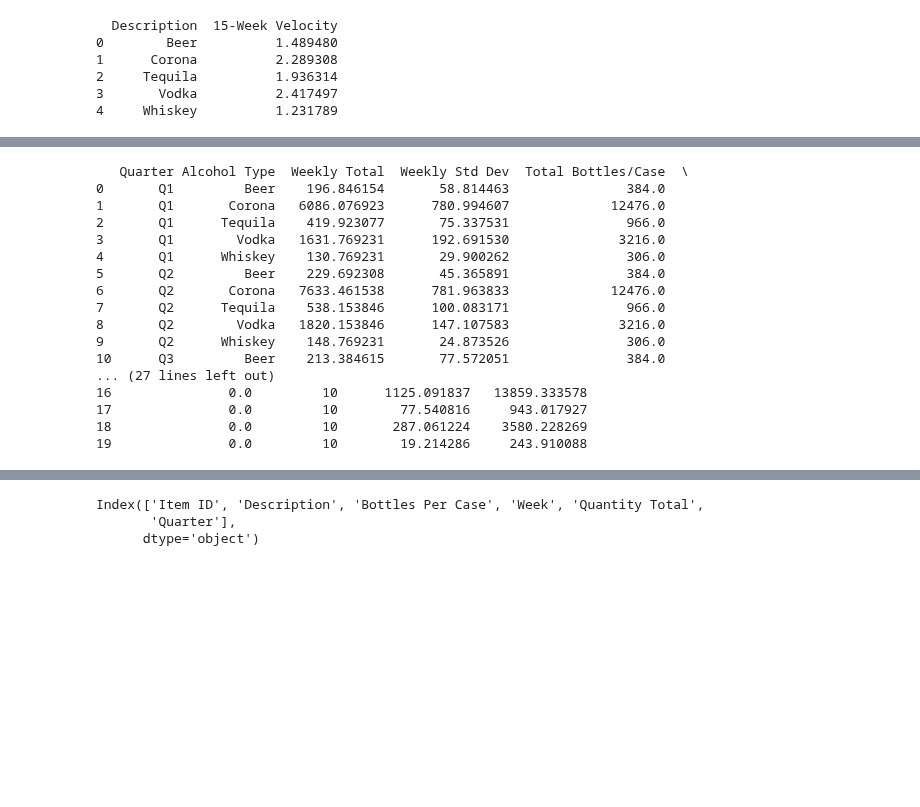
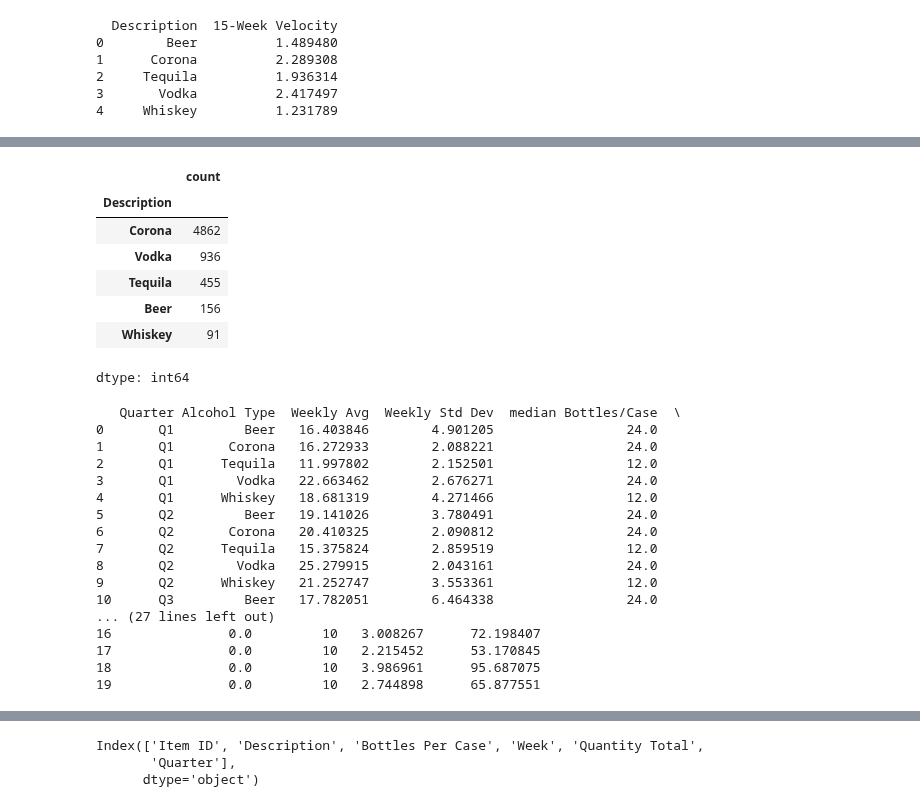
Before and after one commit to alexkardan/ABS-Visualizations, a Jupyter notebook: ABS_Weekly_data.ipynb, the cells around one changed output, grey strips where cells are left out. Cells and saved outputs as stored; diff of their text form; code cells hidden in the pictures; blank space fills up the shorter version.

```diff
--- a/ABS_Weekly_data.ipynb
+++ b/ABS_Weekly_data.ipynb
@@ -424,11 +424,22 @@ fig = px.box(quarterly_sales,
 fig.show()
 # %% [output]
 [interactive output not drawn]
+# %%
+melted_sales_data[melted_sales_data["Quarter"] == "Q1"]["Description"].value_counts()
+# %% [output]
+|  | count |
+| Description |  |
+| Corona | 4862 |
+| Vodka | 936 |
+| Tequila | 455 |
+| Beer | 156 |
+| Whiskey | 91 |
+dtype: int64
 # %%
 weekly_totals = (
     melted_sales_data
     .groupby(['Week', 'Quarter', 'Description'], as_index=False)
-    .agg({'Quantity Total': 'sum', 'Bottles Per Case': 'sum'})
+    .agg({'Quantity Total': 'mean', 'Bottles Per Case': 'median'})
 )
 
 weekly_stats = (
@@ -448,36 +459,37 @@ safety_multiplier = 2
 
 weekly_stats['Reorder Point'] = (
     (weekly_stats['Daily Avg Sales'] * weekly_stats['Lead Time']) +
-    (safety_multiplier * weekly_stats['Quantity Total_std'])
+    (safety_multiplier * weekly_stats['Quantity Total_mean'])
 )
 
 weekly_stats.rename(columns={
-    'Quantity Total_mean': 'Weekly Total',
+    'Quantity Total_mean': 'Weekly Avg',
     'Quantity Total_std': 'Weekly Std Dev',
-    'Bottles Per Case_mean': 'Total Bottles/Case',
+    'Bottles Per Case_mean': 'median Bottles/Case',
     'Bottles Per Case_std': 'Std Bottles/Case',
-    'Description': 'Alcohol Type'
+    'Description': 'Alcohol Type',
+    'Daily Avg Sales': 'Daily Avg'
 }, inplace=True)
 
 print(weekly_stats)
 # %% [output]
-   Quarter Alcohol Type  Weekly Total  Weekly Std Dev  Total Bottles/Case  \
-0       Q1         Beer    196.846154       58.814463               384.0
-1       Q1       Corona   6086.076923      780.994607             12476.0
-2       Q1      Tequila    419.923077       75.337531               966.0
-3       Q1        Vodka   1631.769231      192.691530              3216.0
-4       Q1      Whiskey    130.769231       29.900262               306.0
-5       Q2         Beer    229.692308       45.365891               384.0
-6       Q2       Corona   7633.461538      781.963833             12476.0
-7       Q2      Tequila    538.153846      100.083171               966.0
-8       Q2        Vodka   1820.153846      147.107583              3216.0
-9       Q2      Whiskey    148.769231       24.873526               306.0
-10      Q3         Beer    213.384615       77.572051               384.0
+   Quarter Alcohol Type  Weekly Avg  Weekly Std Dev  median Bottles/Case  \
+0       Q1         Beer   16.403846        4.901205                 24.0
+1       Q1       Corona   16.272933        2.088221                 24.0
+2       Q1      Tequila   11.997802        2.152501                 12.0
+3       Q1        Vodka   22.663462        2.676271                 24.0
+4       Q1      Whiskey   18.681319        4.271466                 12.0
+5       Q2         Beer   19.141026        3.780491                 24.0
+6       Q2       Corona   20.410325        2.090812                 24.0
+7       Q2      Tequila   15.375824        2.859519                 12.0
+8       Q2        Vodka   25.279915        2.043161                 24.0
+9       Q2      Whiskey   21.252747        3.553361                 12.0
+10      Q3         Beer   17.782051        6.464338                 24.0
 ... (27 lines left out)
-16               0.0         10      1125.091837   13859.333578
-17               0.0         10        77.540816     943.017927
-18               0.0         10       287.061224    3580.228269
-19               0.0         10        19.214286     243.910088
+16               0.0         10   3.008267      72.198407
+17               0.0         10   2.215452      53.170845
+18               0.0         10   3.986961      95.687075
+19               0.0         10   2.744898      65.877551
 # %%
 buffer_zone = 2
 
```
Also changed, not shown: parts of 1 cell of this notebook.
